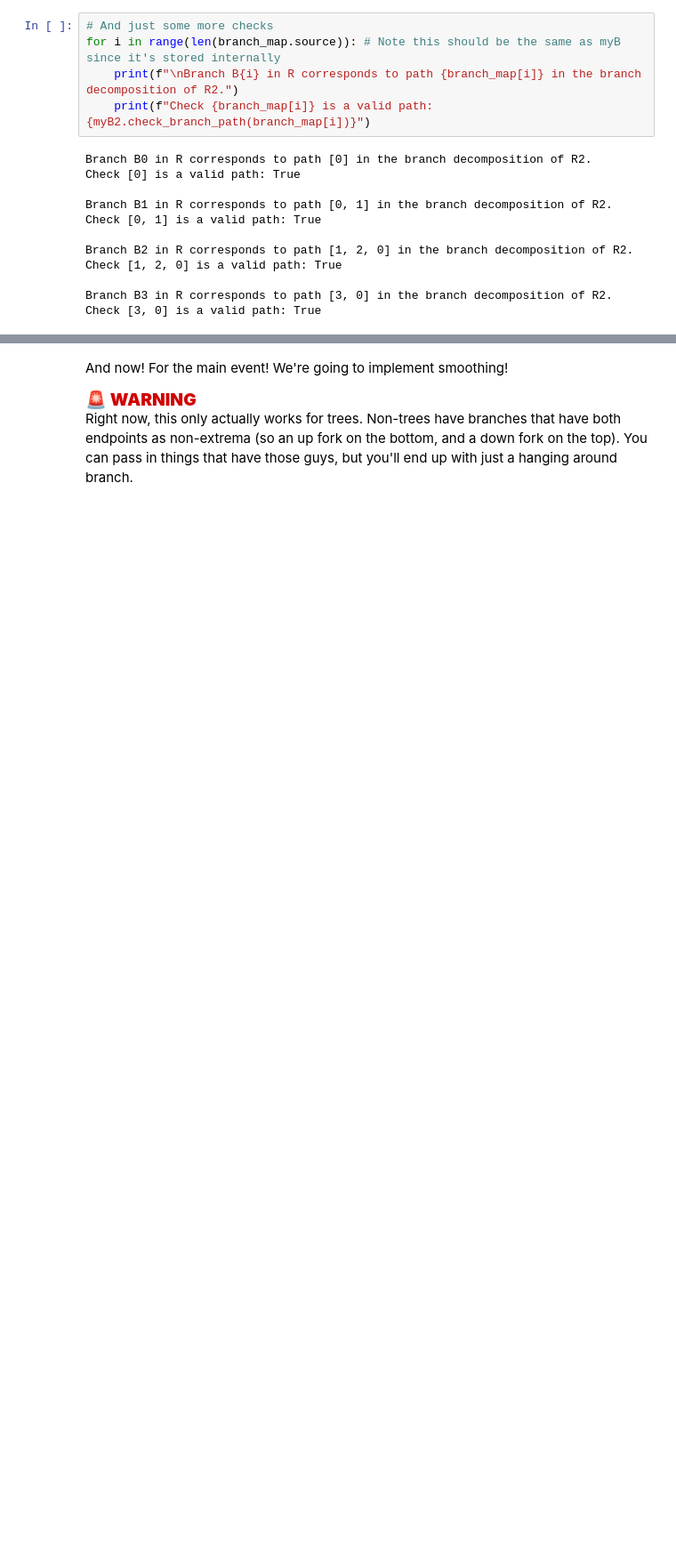
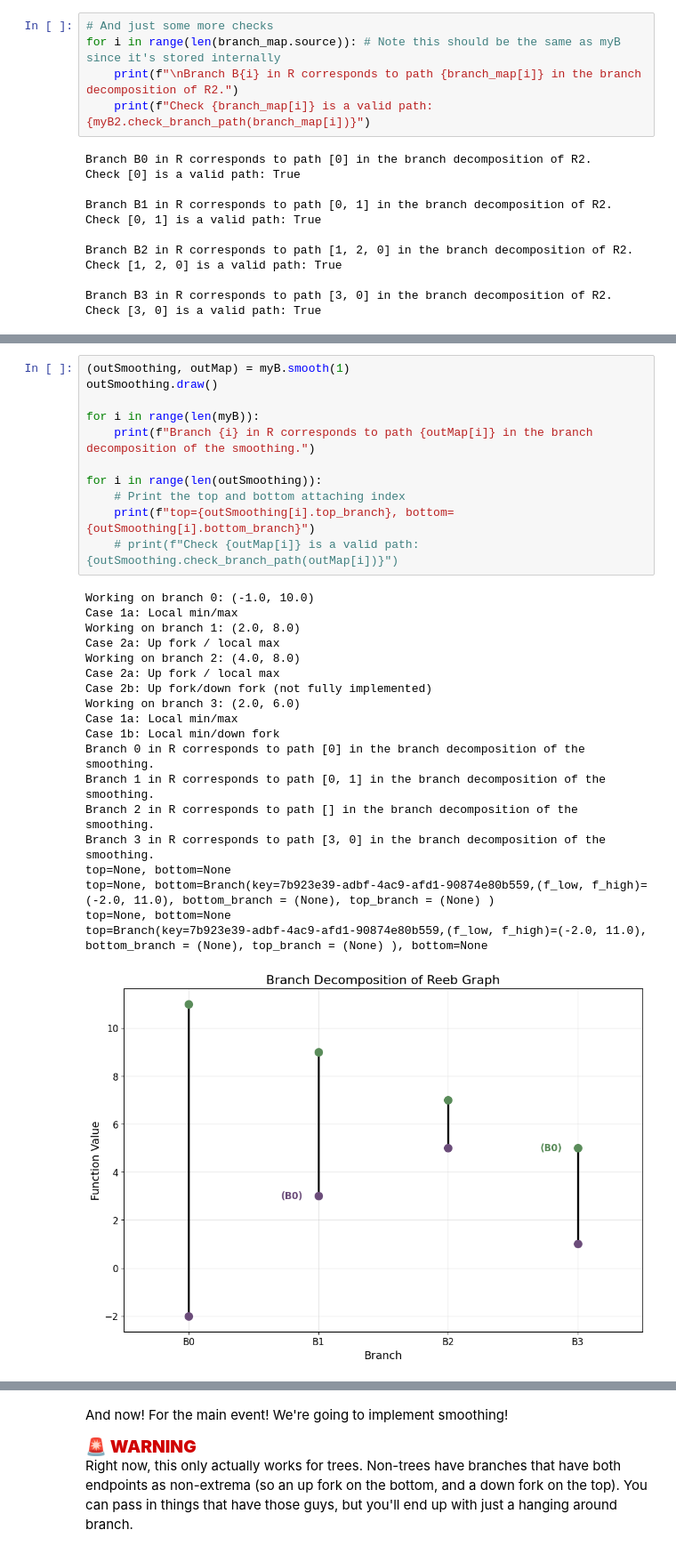
Before and after one commit to MunchLab/ceREEBerus, a Jupyter notebook: doc_source/experimental/sandbox_decomposition.ipynb, the cells around one changed output, grey strips where cells are left out. Shown at 89% size. Drawn from its saved outputs; the diff is of its cells as text; blank space fills up the shorter version.

```diff
--- a/doc_source/experimental/sandbox_decomposition.ipynb
+++ b/doc_source/experimental/sandbox_decomposition.ipynb
@@ -256,0 +276,31 @@ Image of path [0, 1, 2, 0] restricted to [3, 9] in the branch decomposition of R
+# %%
+(outSmoothing, outMap) = myB.smooth(1)
+outSmoothing.draw()
+
+for i in range(len(myB)):
+    print(f"Branch {i} in R corresponds to path {outMap[i]} in the branch decomposition of the smoothing.")
+
+for i in range(len(outSmoothing)):
+    # Print the top and bottom attaching index
+    print(f"top={outSmoothing[i].top_branch}, bottom={outSmoothing[i].bottom_branch}")
+    # print(f"Check {outMap[i]} is a valid path: {outSmoothing.check_branch_path(outMap[i])}")
+# %% [output]
+Working on branch 0: (-1.0, 10.0)
+Case 1a: Local min/max
+Working on branch 1: (2.0, 8.0)
+Case 2a: Up fork / local max
+Working on branch 2: (4.0, 8.0)
+Case 2a: Up fork / local max
+Case 2b: Up fork/down fork (not fully implemented)
+Working on branch 3: (2.0, 6.0)
+Case 1a: Local min/max
+Case 1b: Local min/down fork
+Branch 0 in R corresponds to path [0] in the branch decomposition of the smoothing.
+Branch 1 in R corresponds to path [0, 1] in the branch decomposition of the smoothing.
+Branch 2 in R corresponds to path [] in the branch decomposition of the smoothing.
+Branch 3 in R corresponds to path [3, 0] in the branch decomposition of the smoothing.
+top=None, bottom=None
+top=None, bottom=Branch(key=7b923e39-adbf-4ac9-afd1-90874e80b559,(f_low, f_high)=(-2.0, 11.0), bottom_branch = (None), top_branch = (None) )
+top=None, bottom=None
+top=Branch(key=7b923e39-adbf-4ac9-afd1-90874e80b559,(f_low, f_high)=(-2.0, 11.0), bottom_branch = (None), top_branch = (None) ), bottom=None
+[figure, added]
```
Also changed, not shown: parts of 20 cells of this notebook, 2 other files.
